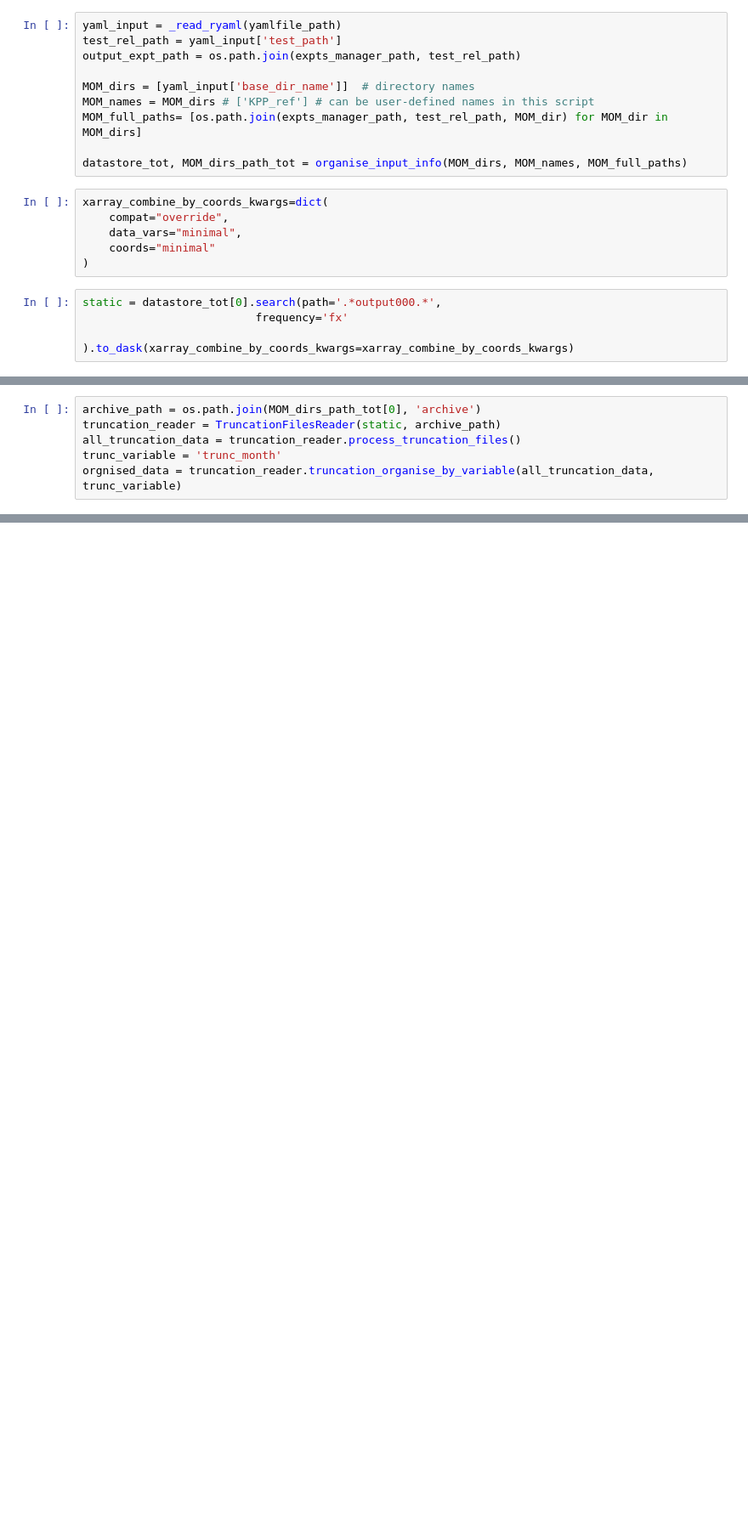
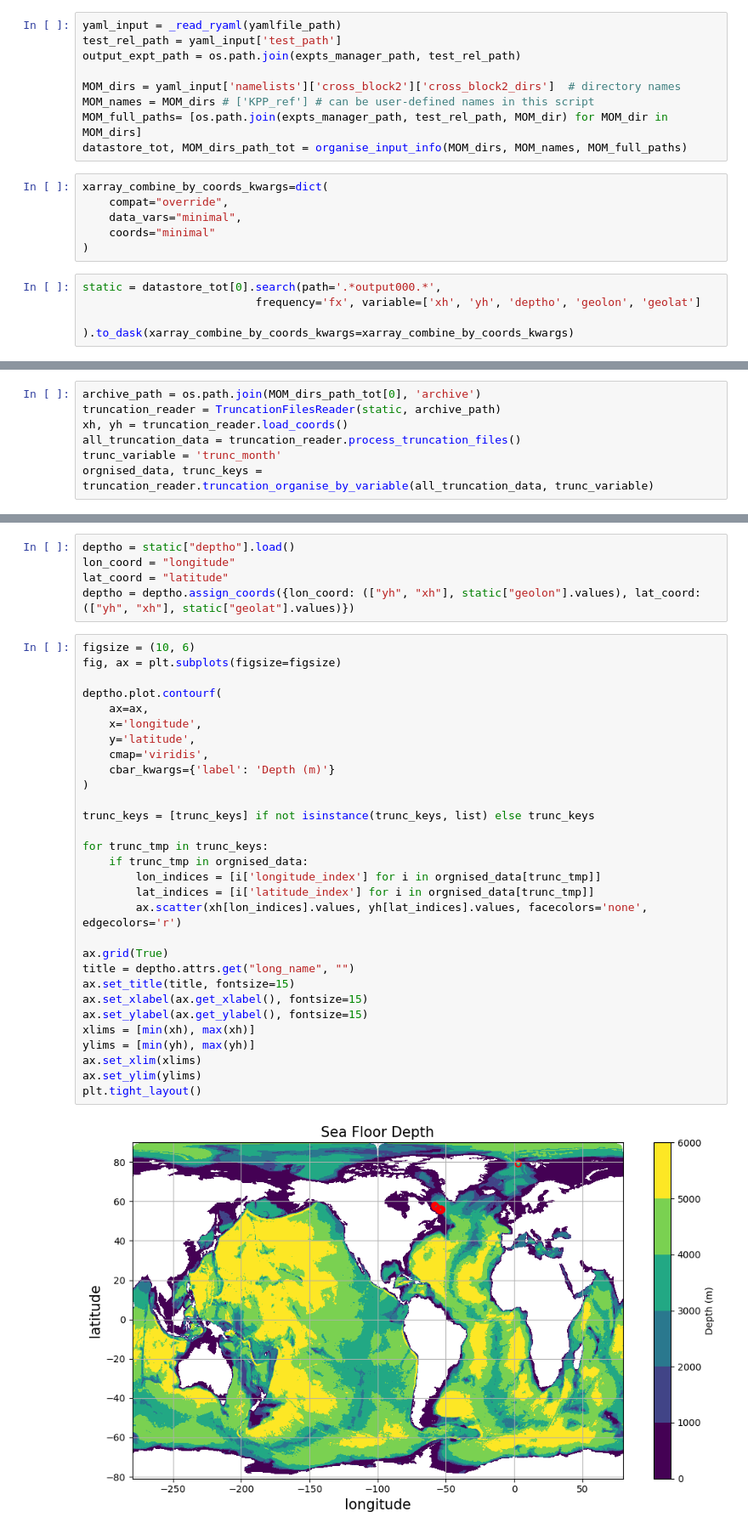
Before and after one commit to ACCESS-NRI/access-eval-recipes, a Jupyter notebook: ocean/Examine_truncation_data.ipynb, the cells around one changed output, grey strips where cells are left out. Shown: that part at 85% size. Drawn from its saved outputs; the diff is of its cells as text; blank space fills up the shorter version.

Commit message:
Tweak the class TruncationFilesReader and add one example

```diff
--- a/ocean/Examine_truncation_data.ipynb
+++ b/ocean/Examine_truncation_data.ipynb
@@ -90,10 +74,9 @@ yaml_input = _read_ryaml(yamlfile_path)
 test_rel_path = yaml_input['test_path']
 output_expt_path = os.path.join(expts_manager_path, test_rel_path)
 
-MOM_dirs = [yaml_input['base_dir_name']]  # directory names
+MOM_dirs = yaml_input['namelists']['cross_block2']['cross_block2_dirs']  # directory names
 MOM_names = MOM_dirs # ['KPP_ref'] # can be user-defined names in this script
 MOM_full_paths= [os.path.join(expts_manager_path, test_rel_path, MOM_dir) for MOM_dir in MOM_dirs]
-
 datastore_tot, MOM_dirs_path_tot = organise_input_info(MOM_dirs, MOM_names, MOM_full_paths)
 # %%
 xarray_combine_by_coords_kwargs=dict(
@@ -103,5 +86,5 @@ xarray_combine_by_coords_kwargs=dict(
 )
 # %%
 static = datastore_tot[0].search(path='.*output000.*',
-                          frequency='fx'
+                          frequency='fx', variable=['xh', 'yh', 'deptho', 'geolon', 'geolat']
                          ).to_dask(xarray_combine_by_coords_kwargs=xarray_combine_by_coords_kwargs)
@@ -272,7 +322,8 @@ class TruncationFilesReader(object):
 # %%
 archive_path = os.path.join(MOM_dirs_path_tot[0], 'archive')
 truncation_reader = TruncationFilesReader(static, archive_path)
+xh, yh = truncation_reader.load_coords()
 all_truncation_data = truncation_reader.process_truncation_files()
 trunc_variable = 'trunc_month'
-orgnised_data = truncation_reader.truncation_organise_by_variable(all_truncation_data, trunc_variable)
+orgnised_data, trunc_keys = truncation_reader.truncation_organise_by_variable(all_truncation_data, trunc_variable)
 # %% [output]
@@ -280,0 +335,37 @@ INFO: Available truncation keys: []
+# %%
+deptho = static["deptho"].load()
+lon_coord = "longitude"
+lat_coord = "latitude"
+deptho = deptho.assign_coords({lon_coord: (["yh", "xh"], static["geolon"].values), lat_coord: (["yh", "xh"], static["geolat"].values)})
+# %%
+figsize = (10, 6)
+fig, ax = plt.subplots(figsize=figsize)
+
+deptho.plot.contourf(
+    ax=ax,
+    x='longitude',
+    y='latitude',
+    cmap='viridis',
+    cbar_kwargs={'label': 'Depth (m)'}
+)
+
+trunc_keys = [trunc_keys] if not isinstance(trunc_keys, list) else trunc_keys
+
+for trunc_tmp in trunc_keys:
+    if trunc_tmp in orgnised_data:
+        lon_indices = [i['longitude_index'] for i in orgnised_data[trunc_tmp]]
+        lat_indices = [i['latitude_index'] for i in orgnised_data[trunc_tmp]]
+        ax.scatter(xh[lon_indices].values, yh[lat_indices].values, facecolors='none', edgecolors='r')
+
+ax.grid(True)
+title = deptho.attrs.get("long_name", "")
+ax.set_title(title, fontsize=15)
+ax.set_xlabel(ax.get_xlabel(), fontsize=15)
+ax.set_ylabel(ax.get_ylabel(), fontsize=15)
+xlims = [min(xh), max(xh)]
+ylims = [min(yh), max(yh)]
+ax.set_xlim(xlims)
+ax.set_ylim(ylims)
+plt.tight_layout()
+# %% [output]
+[figure, added]
```
Also changed, not shown: parts of 5 cells of this notebook.
